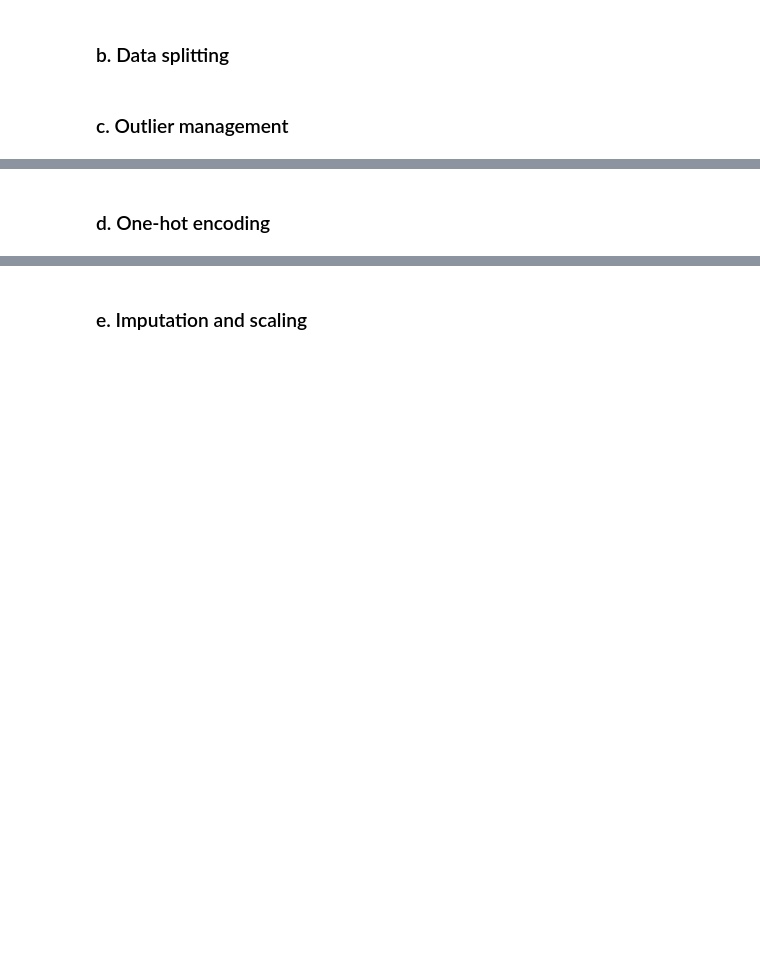
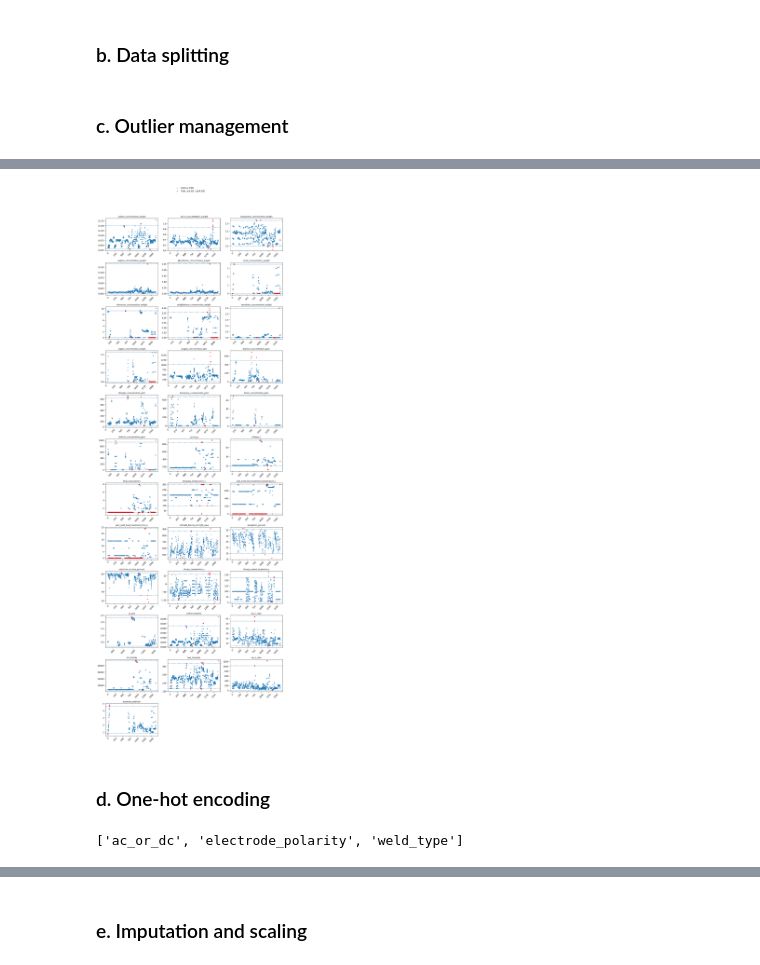
Before and after one commit to KarinaMusina44/weld-quality-prediction, a Jupyter notebook: Pre-processing-clean.ipynb, the cells around one changed output, grey strips where cells are left out. Drawn from its saved outputs; the diff is of its cells as text; code cells hidden in the pictures; blank space fills up the shorter version.

Commit message:
Manage outliers and do encoding

```diff
--- a/Pre-processing-clean.ipynb
+++ b/Pre-processing-clean.ipynb
@@ -312,6 +352,6 @@ Once the data is cleaned, more complex pre-processing tasks are performed to opt
 # %% [markdown]
 ### b. Data splitting
 # %%
-#Albane
+X_train, X_test, y_train, y_test = split_data(augmented_df)
 # %% [markdown]
 ### c. Outlier management
@@ -318 +365,5 @@ Once the data is cleaned, more complex pre-processing tasks are performed to opt
+# %%
+viz_outliers(X_train)
+# %% [output]
+[figure, added]
 # %%
@@ -320,3 +374,9 @@ Once the data is cleaned, more complex pre-processing tasks are performed to opt
 # %% [markdown]
 ### d. One-hot encoding
+# %%
+# the columns to encode
+non_num_cols = X_train.select_dtypes(exclude='number').columns
+print(list(non_num_cols))
+# %% [output]
+['ac_or_dc', 'electrode_polarity', 'weld_type']
 # %%
```
Also changed, not shown: parts of 12 cells of this notebook, 1 other file.
